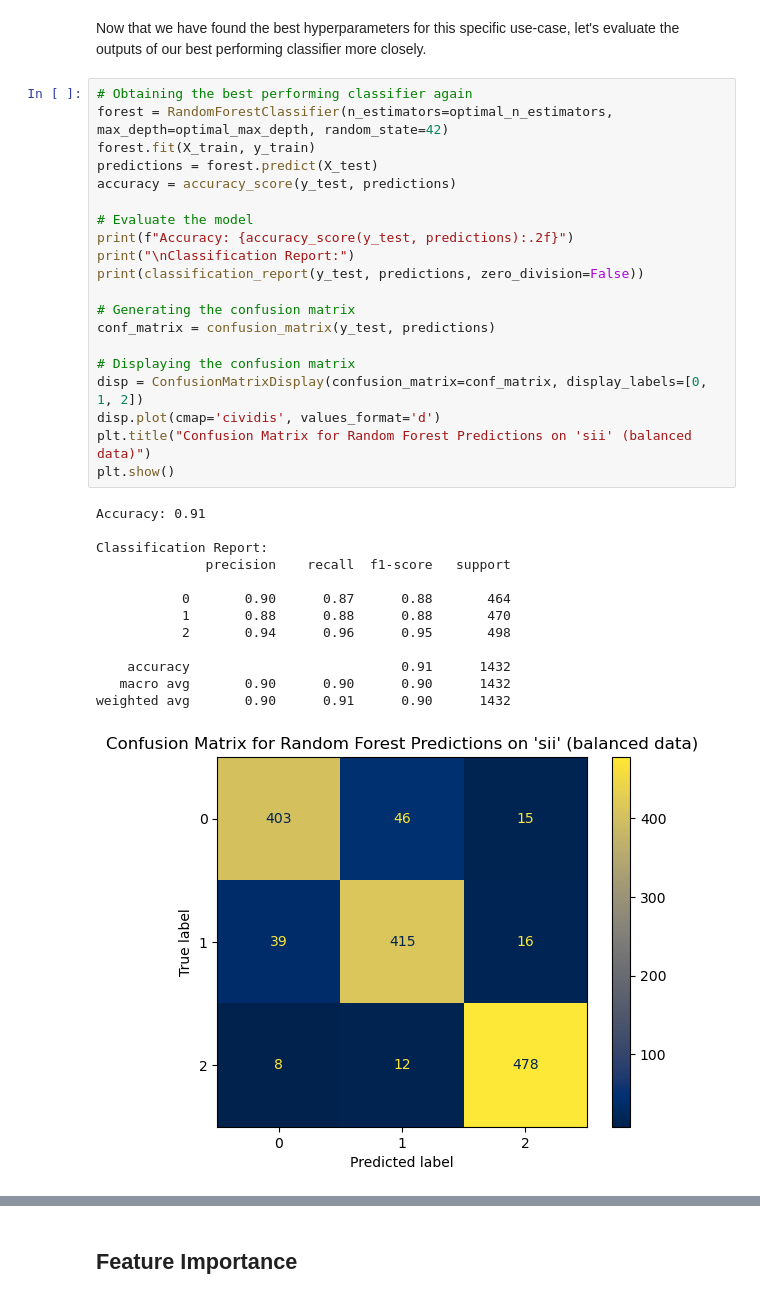
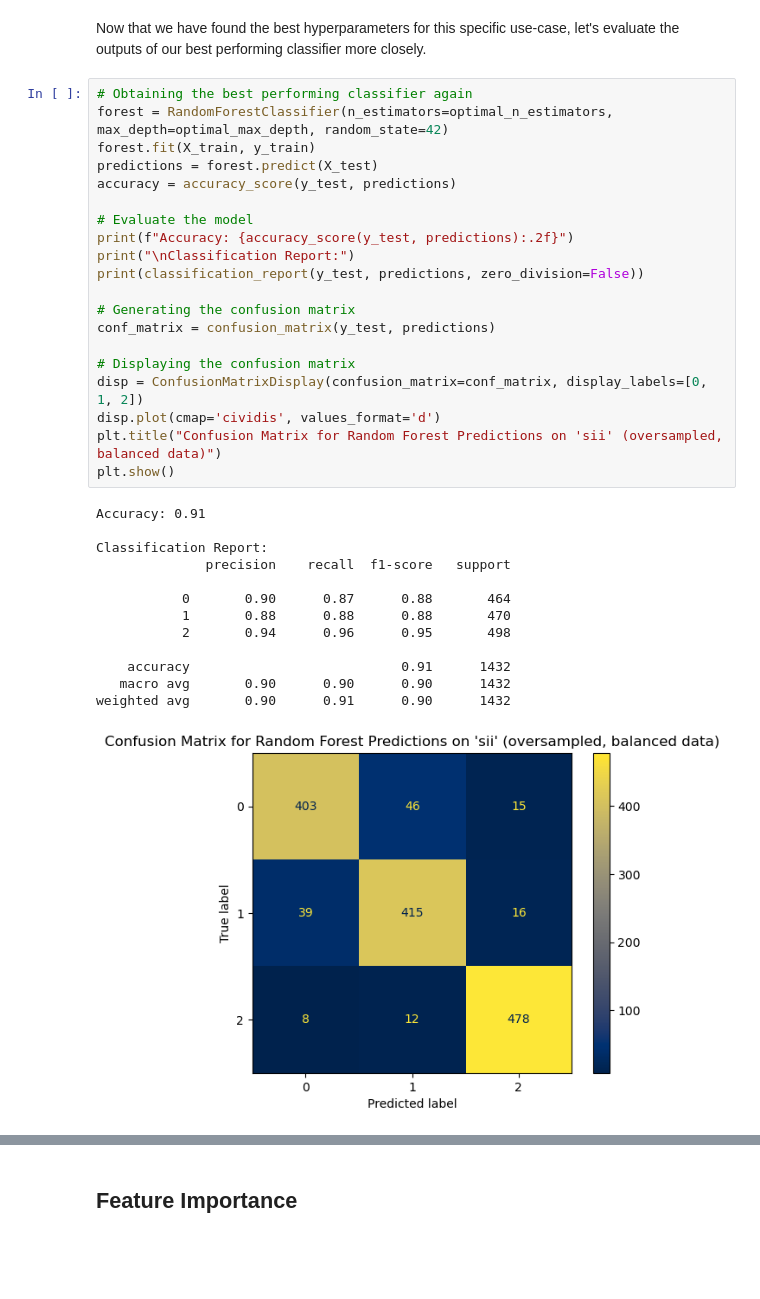
Before and after one commit to shayanalihassan/problematic-internet-use, a Jupyter notebook: PartD_ML.ipynb, the cells around one changed output, grey strips where cells are left out. Saved outputs shown, nothing was run; the diff lists cells and outputs as text; blank space fills up the shorter version.

```diff
--- a/PartD_ML.ipynb
+++ b/PartD_ML.ipynb
@@ -381,32 +381,32 @@ Now that we have found the best hyperparameters for this specific use-case, let'
 forest = RandomForestClassifier(n_estimators=optimal_n_estimators, max_depth=optimal_max_depth, random_state=42)
 forest.fit(X_train, y_train)
 predictions = forest.predict(X_test)
 accuracy = accuracy_score(y_test, predictions)
 
 # Evaluate the model
 print(f"Accuracy: {accuracy_score(y_test, predictions):.2f}")
 print("\nClassification Report:")
 print(classification_report(y_test, predictions, zero_division=False))
 
 # Generating the confusion matrix
 conf_matrix = confusion_matrix(y_test, predictions)
 
 # Displaying the confusion matrix
 disp = ConfusionMatrixDisplay(confusion_matrix=conf_matrix, display_labels=[0, 1, 2])
 disp.plot(cmap='cividis', values_format='d')
-plt.title("Confusion Matrix for Random Forest Predictions on 'sii' (balanced data)")
+plt.title("Confusion Matrix for Random Forest Predictions on 'sii' (oversampled, balanced data)")
 plt.show()
 # %% [output]
 Accuracy: 0.91
 
 Classification Report:
               precision    recall  f1-score   support
 
            0       0.90      0.87      0.88       464
            1       0.88      0.88      0.88       470
            2       0.94      0.96      0.95       498
 
     accuracy                           0.91      1432
    macro avg       0.90      0.90      0.90      1432
 weighted avg       0.90      0.91      0.90      1432
-[figure, old version]
+[figure, new version]
```
Also changed, not shown: parts of 12 cells of this notebook.
